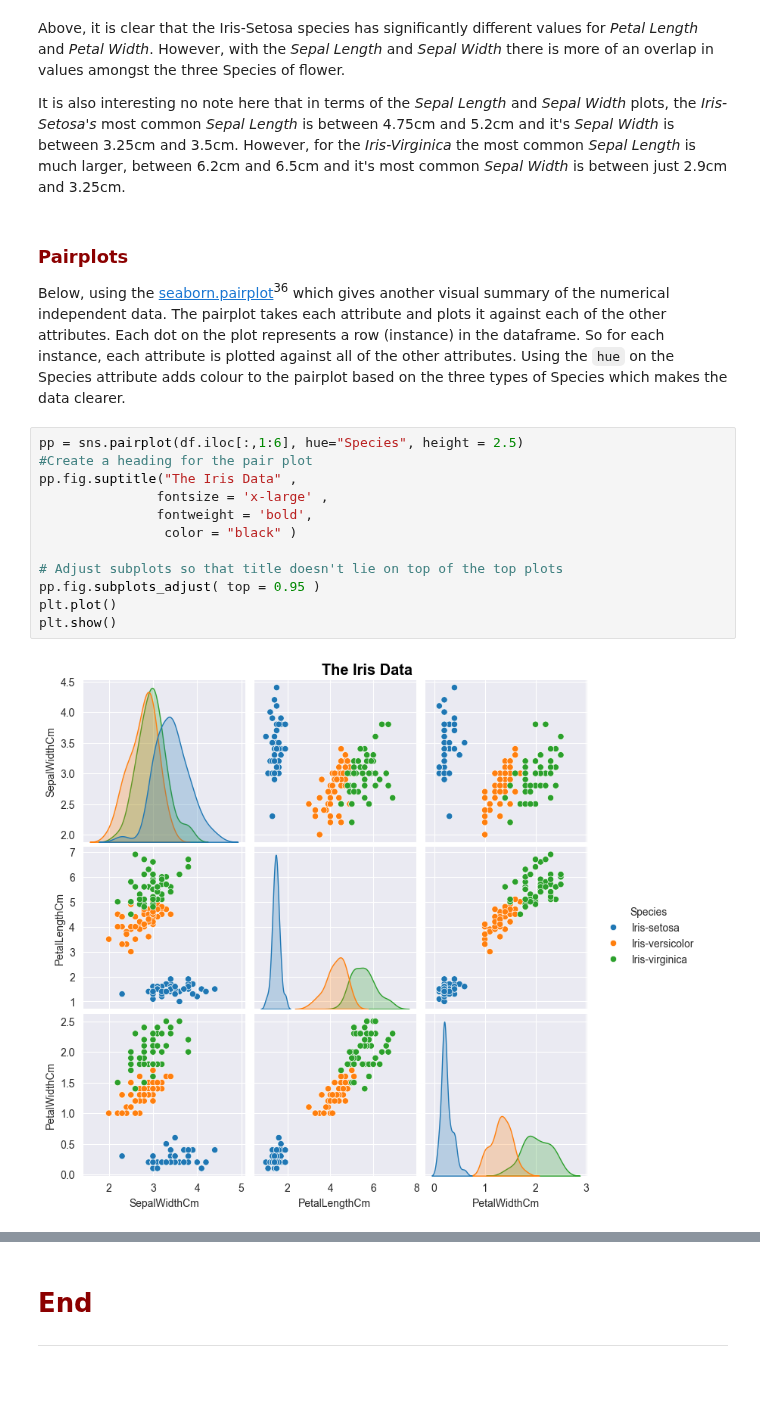
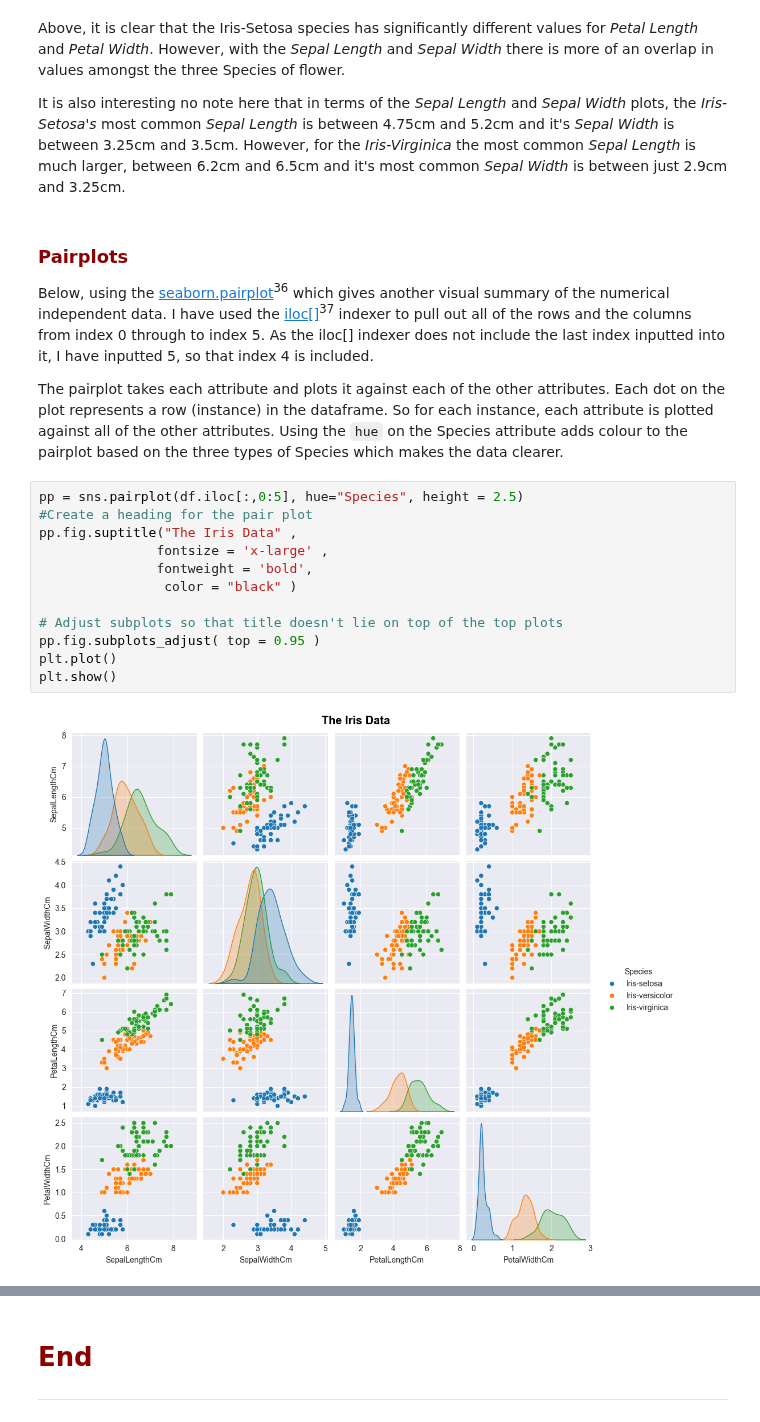
Before and after one commit to OCorry/machine_learning_and_statistics_2023, a Jupyter notebook: project.ipynb, the cells around one changed output, grey strips where cells are left out. Cells and saved outputs as stored; diff of their text form; blank space fills up the shorter version.

```diff
--- a/project.ipynb
+++ b/project.ipynb
@@ -423,19 +425,21 @@ It is also interesting no note here that in terms of the *Sepal Length* and *Sep
 # %% [markdown]
 ### <span style="color:darkred">Pairplots</span>
 
-Below, using the [seaborn.pairplot](https://seaborn.pydata.org/generated/seaborn.pairplot.html)<sup>36</sup> which gives another visual summary of the numerical independent data. The pairplot takes each attribute and plots it against each of the other attributes. Each dot on the plot represents a row (instance) in the dataframe. So for each instance, each attribute is plotted against all of the other attributes. Using the ``hue`` on the Species attribute adds colour to the pairplot based on the three types of Species which makes the data clearer.
+Below, using the [seaborn.pairplot](https://seaborn.pydata.org/generated/seaborn.pairplot.html)<sup>36</sup> which gives another visual summary of the numerical independent data. I have used the [iloc[]](https://pandas.pydata.org/docs/reference/api/pandas.DataFrame.iloc.html)<sup>37</sup> indexer to pull out all of the rows and the columns from index 0 through to index 5. As the iloc[] indexer does not include the last index inputted into it, I have inputted 5, so that index 4 is included.
+
+The pairplot takes each attribute and plots it against each of the other attributes. Each dot on the plot represents a row (instance) in the dataframe. So for each instance, each attribute is plotted against all of the other attributes. Using the ``hue`` on the Species attribute adds colour to the pairplot based on the three types of Species which makes the data clearer.
 # %%
-pp = sns.pairplot(df.iloc[:,1:6], hue="Species", height = 2.5)
+pp = sns.pairplot(df.iloc[:,0:5], hue="Species", height = 2.5)
 #Create a heading for the pair plot
 pp.fig.suptitle("The Iris Data" ,
                fontsize = 'x-large' ,
                fontweight = 'bold',
                 color = "black" )
 
 # Adjust subplots so that title doesn't lie on top of the top plots
 pp.fig.subplots_adjust( top = 0.95 )
 plt.plot()
 plt.show()
 # %% [output]
-[figure, old version]
+[figure, new version]
 # %% [markdown]
```
Also changed, not shown: parts of 16 cells of this notebook.
